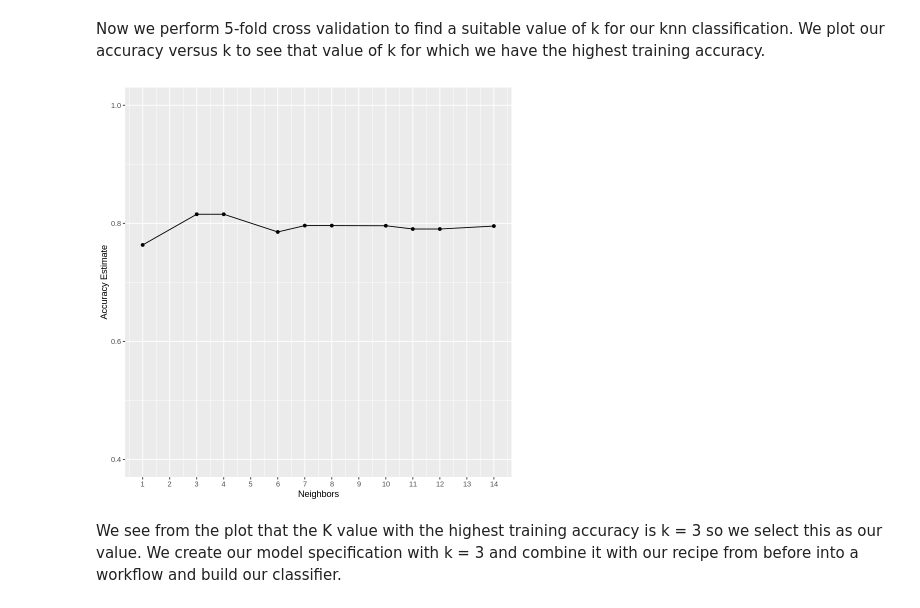
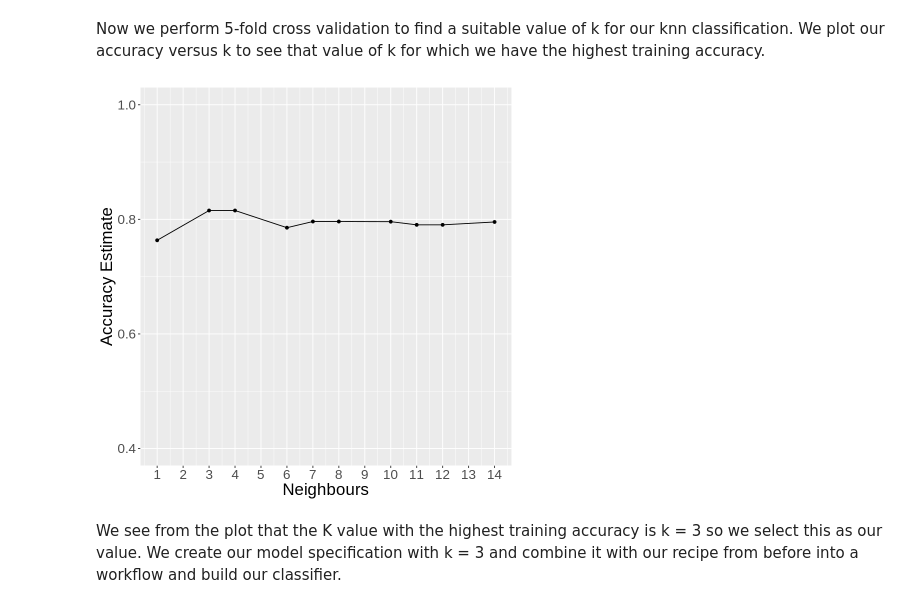
Before and after one commit to Jaspal-Basra1/DSCI100Project, a Jupyter notebook: project.ipynb, the cells around one changed output. Drawn from its saved outputs; the diff is of its cells as text; code cells hidden in the pictures.

Commit message:
Modified accuracy vs k graph

```diff
--- a/project.ipynb
+++ b/project.ipynb
@@ -153,29 +153,31 @@ Now we perform 5-fold cross validation to find a suitable value of k for our knn
 # %%
 # Cross Validation
 heart_vfold <- vfold_cv(heart_disease_training_plot_data, v = 5, strata = has_heart_disease)
 
 knn_tune <- nearest_neighbor(weight_func = "rectangular", neighbors = tune()) |>
       set_engine("kknn") |>
       set_mode("classification")
 
 knn_results <- workflow() |>
       add_recipe(heart_disease_recipe) |>
       add_model(knn_tune) |>
       tune_grid(resamples = heart_vfold, grid = 10) |>
       collect_metrics()
 
 accuracies <- knn_results |>
       filter(.metric == "accuracy")
 
 accuracy_versus_k <- ggplot(accuracies, aes(x = neighbors, y = mean))+
       geom_point() +
       geom_line() +
-      labs(x = "Neighbors", y = "Accuracy Estimate") +
-      scale_x_continuous(breaks = seq(0, 14, by = 1)) +  # adjusting the x-axis
-      scale_y_continuous(limits = c(0.4, 1.0)) # adjusting the y-axis
+      xlab("Neighbours") +
+      ylab("Accuracy Estimate") +
+      scale_x_continuous(breaks = seq(0, 14, by = 1)) +
+      scale_y_continuous(limits = c(0.4, 1.0)) +
+      theme(text = element_text(size = 20))
 accuracy_versus_k
 # %% [output]
-[figure, old version]
+[figure, new version]
 # %% [markdown]
 We see from the plot that the K value with the highest training accuracy is k = 3 so we select this as our value. We create our model specification with k = 3 and combine it with our recipe from before into a workflow and build our classifier.
 # %%
```
